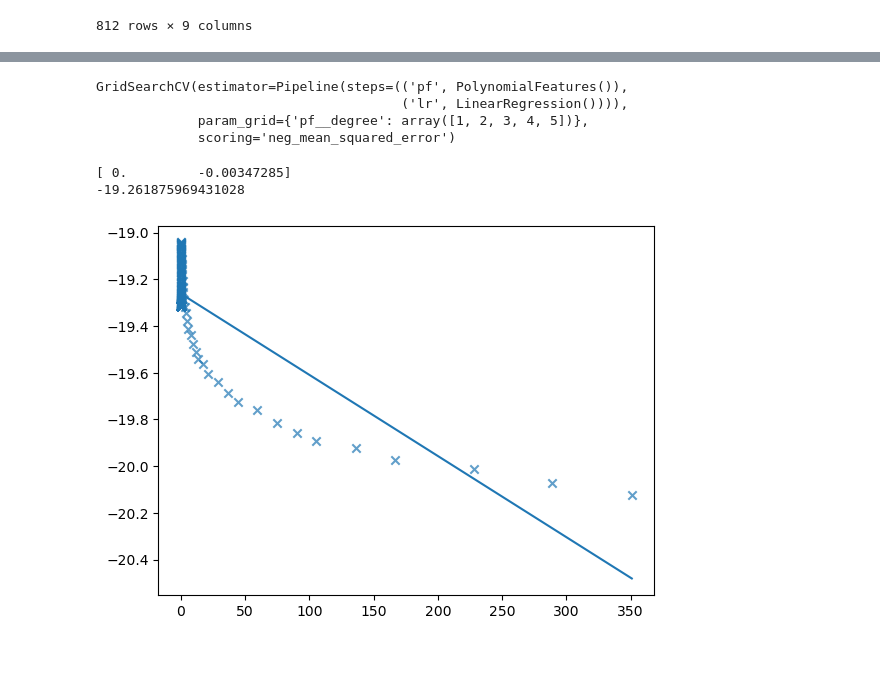
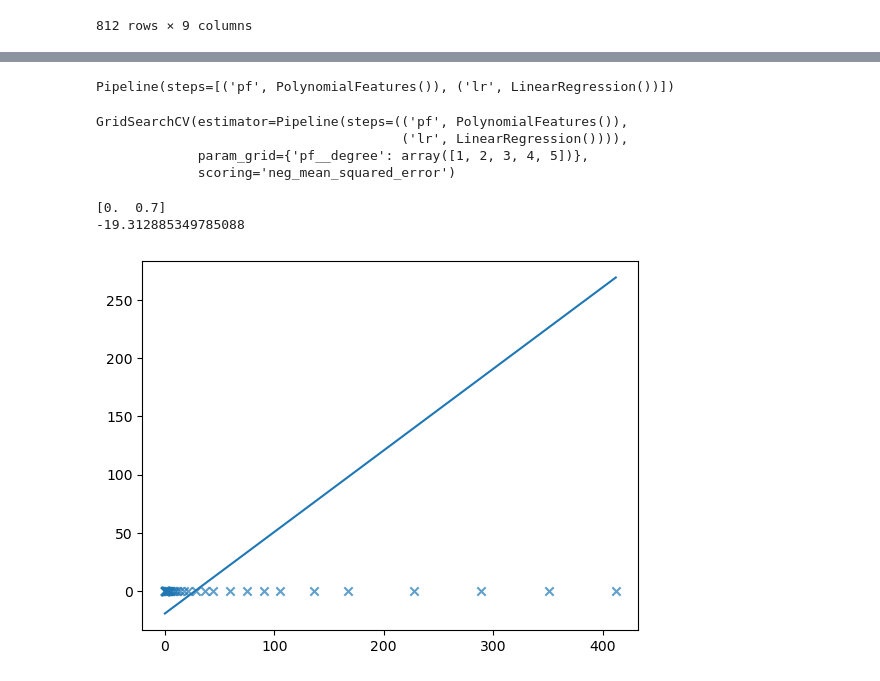
Before and after one commit to xboluna/Research, a Jupyter notebook: BHRad/Modelling/BHawk_Modelling.ipynb, the cells around one changed output, grey strips where cells are left out. Saved outputs shown, nothing was run; the diff lists cells and outputs as text; code cells hidden in the pictures.

Commit message:
Added data files. Fit settings ...
Multiple fits on the first dataset have minimized the afterglow out.
Weird.

```diff
--- a/BHRad/Modelling/BHawk_Modelling.ipynb
+++ b/BHRad/Modelling/BHawk_Modelling.ipynb
@@ -52,3 +52,18 @@ ax.set_xlim(400, -1)
+# %%
+model_kev = Pipeline((
+    ('pf', PolynomialFeatures(degree=2)),
+    ('lr', LinearRegression())
+))
+
+kev = data[['Time to Death','EdndE-200keV']].loc[ data['Time to Death'] < 500].loc[data['Time to Death'] > .09]
+kev['EdndE-200keV'] = np.log(kev['EdndE-200keV'])
+
+X = data[['Time to Death']]
+y = data['EdndE-200keV']
+
+model_kev.fit(X,y)
+# %% [output]
+Pipeline(steps=[('pf', PolynomialFeatures()), ('lr', LinearRegression())])
 # %%
 # Let's just focus on fitting the 200GeV and 200keV lines
 
@@ -65,14 +80,16 @@ model_gev = Pipeline((
 param_space = {'pf__degree':np.arange(1,6)}
 
 # Prepare data
-kev = data[['Time to Death','EdndE-200keV']].loc[ data['Time to Death'] < 400]
+kev = data[['Time to Death','EdndE-200keV']].loc[ data['Time to Death'] < 500].loc[data['Time to Death'] > .09]
 kev['EdndE-200keV'] = np.log(kev['EdndE-200keV'])
-gev = data[['Time to Death','EdndE-200GeV']].loc[ data['Time to Death'] < 400]
+gev = data[['Time to Death','EdndE-200GeV']].loc[ data['Time to Death'] < 500].loc[data['Time to Death'] > .09]
 gev['EdndE-200GeV'] = np.log(gev['EdndE-200GeV'])
 
 search_kev = GridSearchCV(estimator = model_kev, param_grid = param_space, scoring = 'neg_mean_squared_error')
+search_gev = GridSearchCV(estimator = model_gev, param_grid = param_space, scoring = 'neg_mean_squared_error')
 
 search_kev.fit(X = kev[['Time to Death']], y = kev['EdndE-200keV'])
+search_gev.fit(X = gev[['Time to Death']], y = gev['EdndE-200GeV'])
 # %% [output]
 GridSearchCV(estimator=Pipeline(steps=(('pf', PolynomialFeatures()),
                                        ('lr', LinearRegression()))),
@@ -81,21 +98,24 @@ GridSearchCV(estimator=Pipeline(steps=(('pf', PolynomialFeatures()),
 # %%
 best_model = search_kev.best_estimator_
 
 coefs = best_model['lr'].coef_
 interc = best_model['lr'].intercept_
 
+coefs[1]=.7
+
 fig, ax = plt.subplots()
 
 t = kev['Time to Death']
-ax.scatter(t, kev['EdndE-200keV'], label = 'data', marker='x', alpha=0.7)
+ax.scatter(t, np.exp(kev['EdndE-200keV']), label = 'data', marker='x', alpha=0.7)
 model = interc
 for i in range(len(coefs)-1):
     model += coefs[i+1]*t**(i+1)
 ax.plot(t, model)
+#ax.plot(t, np.exp(best_model.predict(kev[['Time to Death']])))
 
 print(coefs)
 print(interc)
 # %% [output]
-[ 0.         -0.00347285]
--19.261875969431028
+[0.  0.7]
+-19.312885349785088
-[figure, old version]
+[figure, new version]
```
Also changed, not shown: parts of 4 cells of this notebook, 8 other files.
